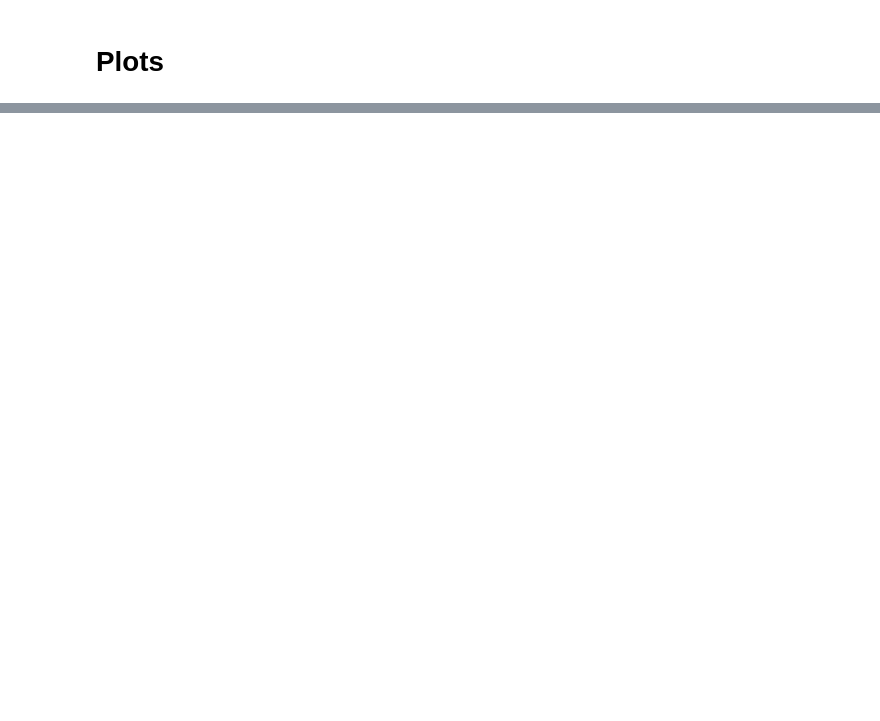
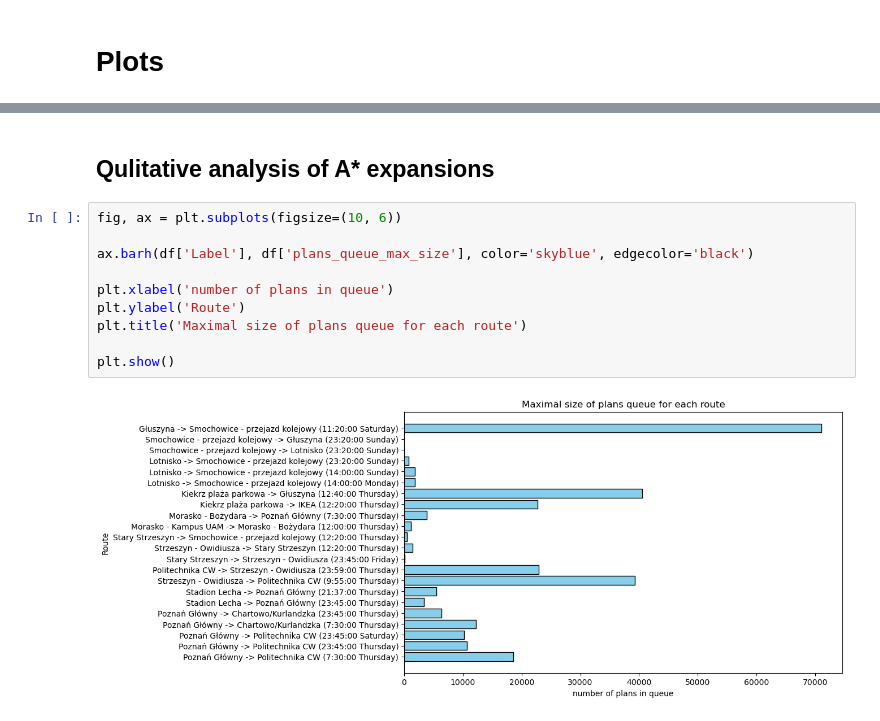
Before and after one commit to DawidJedraszczyk/e-Bimba, a Jupyter notebook: custom_benchmark_data_analysis.ipynb, the cells around one changed output, grey strips where cells are left out. Cells and saved outputs as stored; diff of their text form; blank space fills up the shorter version.

Commit message:
data analysis for single  custom benchmark

```diff
--- a/custom_benchmark_data_analysis.ipynb
+++ b/custom_benchmark_data_analysis.ipynb
@@ -188,3 +144,17 @@ plt.legend()
 plt.show()
 # %% [output]
 [figure]
+# %% [markdown]
+## Qulitative analysis of A* expansions
+# %%
+fig, ax = plt.subplots(figsize=(10, 6))
+
+ax.barh(df['Label'], df['plans_queue_max_size'], color='skyblue', edgecolor='black')
+
+plt.xlabel('number of plans in queue')
+plt.ylabel('Route')
+plt.title('Maximal size of plans queue for each route')
+
+plt.show()
+# %% [output]
+[figure, added]
```
Also changed, not shown: parts of 18 cells of this notebook.
